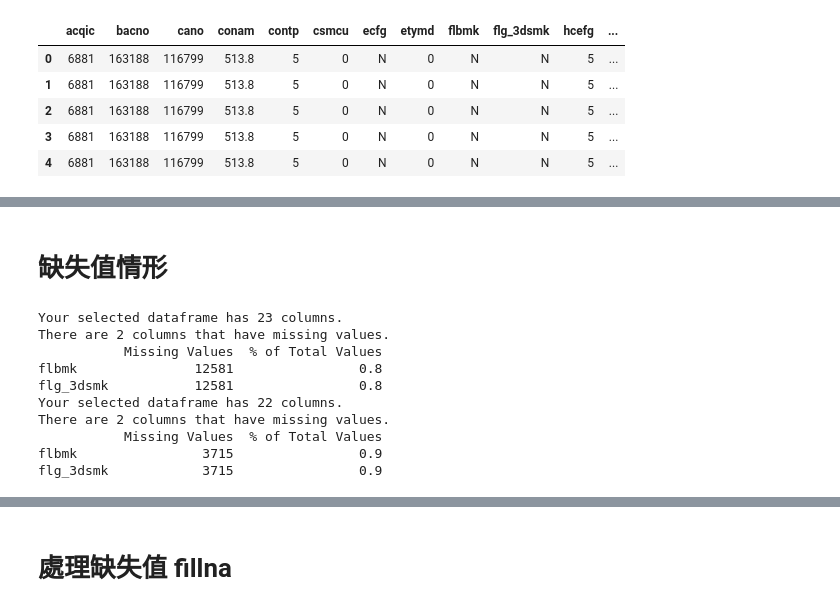
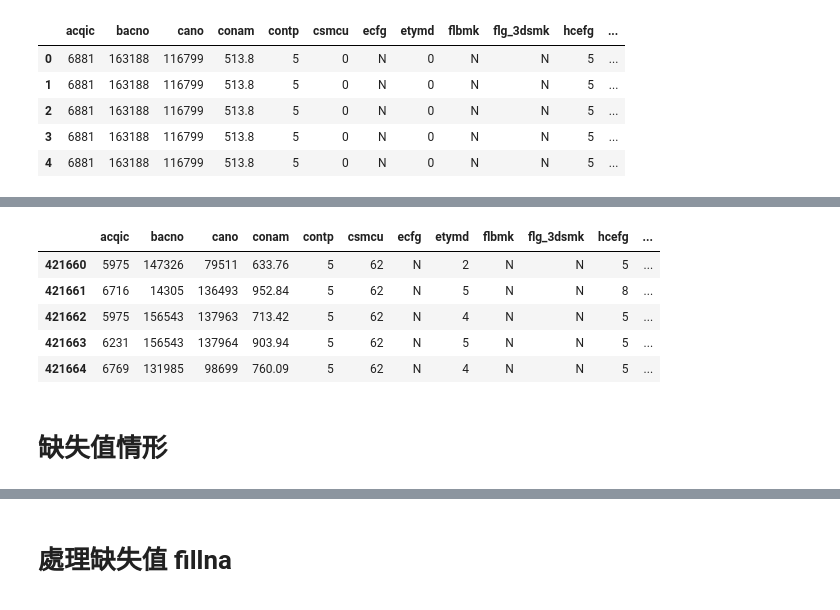
Before and after one commit to skywalker0803r/Ricky, a Jupyter notebook: 玉山銀行AI比賽_preprocessing.ipynb, the cells around one changed output, grey strips where cells are left out. Saved outputs shown, nothing was run; the diff lists cells and outputs as text; code cells hidden in the pictures.

```diff
--- a/玉山銀行AI比賽_preprocessing.ipynb
+++ b/玉山銀行AI比賽_preprocessing.ipynb
@@ -47,3 +70,12 @@ test.head()
+# %%
+full_data.tail()
+# %% [output]
+|  | acqic | bacno | cano | conam | contp | csmcu | ecfg | etymd | flbmk | flg_3dsmk | hcefg | ... |
+| 421660 | 5975 | 147326 | 79511 | 633.76 | 5 | 62 | N | 2 | N | N | 5 | ... |
+| 421661 | 6716 | 14305 | 136493 | 952.84 | 5 | 62 | N | 5 | N | N | 8 | ... |
+| 421662 | 5975 | 156543 | 137963 | 713.42 | 5 | 62 | N | 4 | N | N | 5 | ... |
+| 421663 | 6231 | 156543 | 137964 | 903.94 | 5 | 62 | N | 5 | N | N | 5 | ... |
+| 421664 | 6769 | 131985 | 98699 | 760.09 | 5 | 62 | N | 4 | N | N | 5 | ... |
 # %% [markdown]
 # 缺失值情形
 # %%
@@ -74,17 +106,3 @@ def missing_values_table(df):
 
         # Return the dataframe with missing information
         return mis_val_table_ren_columns
-# %%
-print(missing_values_table(train))
-print(missing_values_table(test))
-# %% [output]
-Your selected dataframe has 23 columns.
-There are 2 columns that have missing values.
-           Missing Values  % of Total Values
-flbmk               12581                0.8
-flg_3dsmk           12581                0.8
-Your selected dataframe has 22 columns.
-There are 2 columns that have missing values.
-           Missing Values  % of Total Values
-flbmk                3715                0.9
-flg_3dsmk            3715                0.9
```
Also changed, not shown: parts of 22 cells of this notebook.
